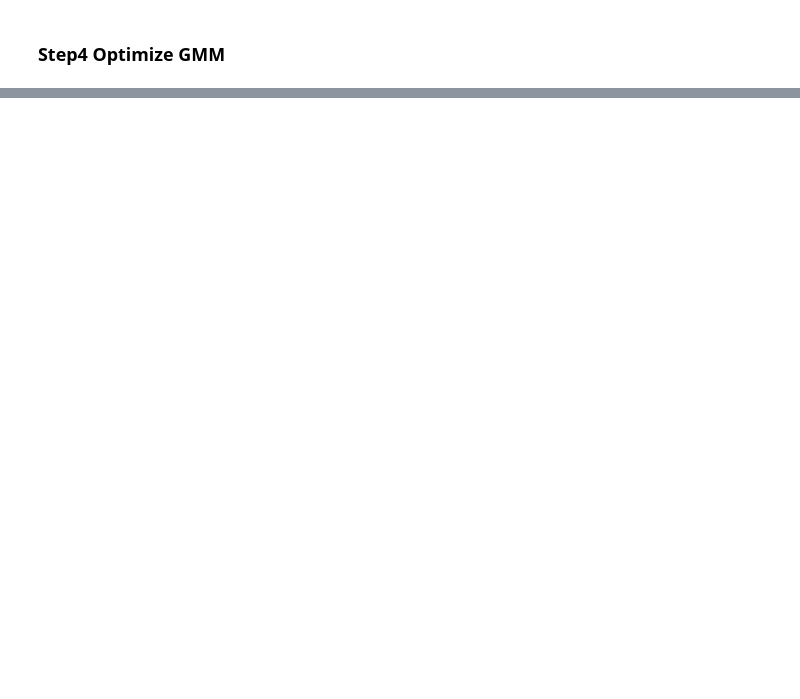
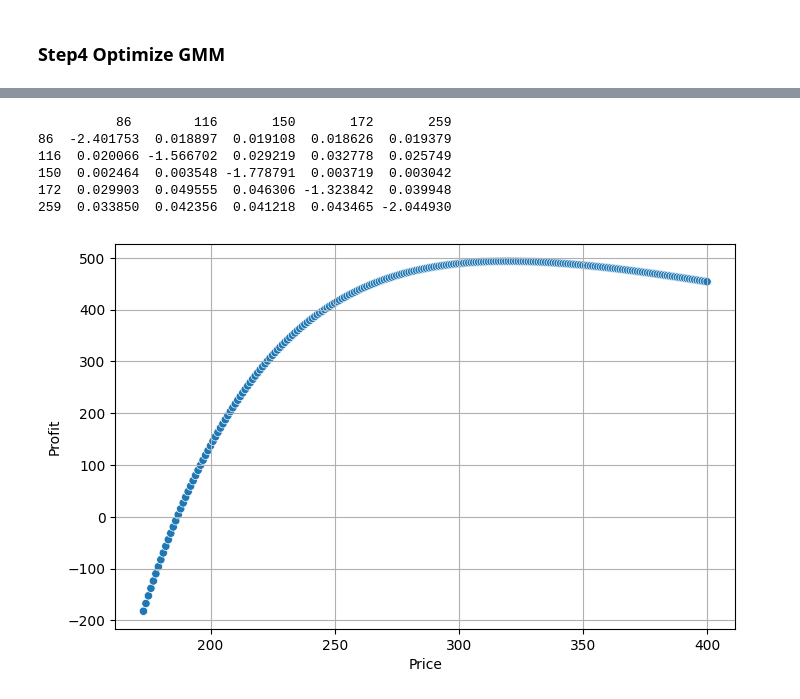
Before and after one commit to Libera1es/Structural-Estimation, a Jupyter notebook: bisieco/notebooks/demand_estimation2.ipynb, the cells around one changed output, grey strips where cells are left out. Saved outputs shown, nothing was run; the diff lists cells and outputs as text; code cells hidden in the pictures; blank space fills up the shorter version.

```diff
--- a/bisieco/notebooks/demand_estimation2.ipynb
+++ b/bisieco/notebooks/demand_estimation2.ipynb
@@ -421,0 +618,3 @@ def f_contraction(datalist, parameter, delta_ini):
+# %%
+# beta hatをデータフレーム化
+beta_hat = pd.DataFrame(beta_hat, columns=['coeff'], index=beta_labels)
@@ -421,0 +671,38 @@ def f_contraction(datalist, parameter, delta_ini):
+# %%
+# パラメータ設定
+parameter["theta2"] = result["x"]
+
+# 弾力性行列の計算
+elasticity = f_elasticity(datalist=datalist, parameter=parameter, beta_hat=beta_hat, delta=delta)
+
+# 2016年のNameIDの抽出
+NameID2016 = df[df["year"] == 2016]["car_id"].tolist()
+
+# 対象のNameID
+target_ids = [86,116,150,172,259]
+
+# NameIDが一致するインデックスを取得
+idx = [i for i, name_id in enumerate(NameID2016) if name_id in target_ids]
+
+# 弾力性行列（2016年）を取得し、該当する部分だけ取り出す
+elasmat_2016 = elasticity[10]
+selected_elasmat = elasmat_2016['elasmat_2016'][np.ix_(idx, idx)]
+selected_elasmat = pd.DataFrame(selected_elasmat, index=target_ids, columns=target_ids)
+# 表示
+print(selected_elasmat)
+# %% [output]
+          86        116       150       172       259
+86  -2.401753  0.018897  0.019108  0.018626  0.019379
+116  0.020066 -1.566702  0.029219  0.032778  0.025749
+150  0.002464  0.003548 -1.778791  0.003719  0.003042
+172  0.029903  0.049555  0.046306 -1.323842  0.039948
+259  0.033850  0.042356  0.041218  0.043465 -2.044930
+# %%
+def f_mc(data, car_id, year, elasmat):
+
+    price = data[(data['car_id']==car_id) & (data['year']==year)]['price'].iloc[0]
+    p_elas = elasmat[car_id][car_id]
+    # 限界費用（Lernerの式から近似）
+    mc = price * (1 - 1 / abs(p_elas))
+
+    return mc
@@ -421,0 +784,29 @@ def f_contraction(datalist, parameter, delta_ini):
+# %%
+name_id_target = 86
+
+pricevec = np.round(np.arange(1.73, 4.01, 0.01), 2)
+pivec = np.zeros(len(pricevec))
+pivec2 = np.zeros(len(pricevec))
+
+
+for i, p in enumerate(pricevec):
+    pivec[i] = f_revenue(data=df, datalist=datalist,  result2=result2, parameter=parameter, option="ownpi", car_id=name_id_target, year=2016, new_price=p, elasmat=selected_elasmat)
+    pivec2[i] = f_revenue(data=df, datalist=datalist,  result2=result2, parameter=parameter, option="totalpi", car_id=name_id_target, year=2016, new_price=p, elasmat=selected_elasmat)
+# %%
+dt_fig1 = pd.DataFrame({
+    'price': pricevec * 100,
+    'pi1': pivec * 100 / 10000
+})
+
+# Rのpivot_longerに相当する melt（ここでは列が1つなので必要ないけど一応）
+dt_fig1_long = dt_fig1.melt(id_vars='price', var_name='name', value_name='value')
+
+# グラフ描画
+plt.figure(figsize=(8, 5))
+sns.scatterplot(data=dt_fig1_long, x='price', y='value', hue='name', legend=False)
+plt.xlabel('Price')
+plt.ylabel('Profit')
+plt.grid(True)
+plt.show()
+# %% [output]
+[figure, added]
```
Also changed, not shown: parts of 23 cells of this notebook.
